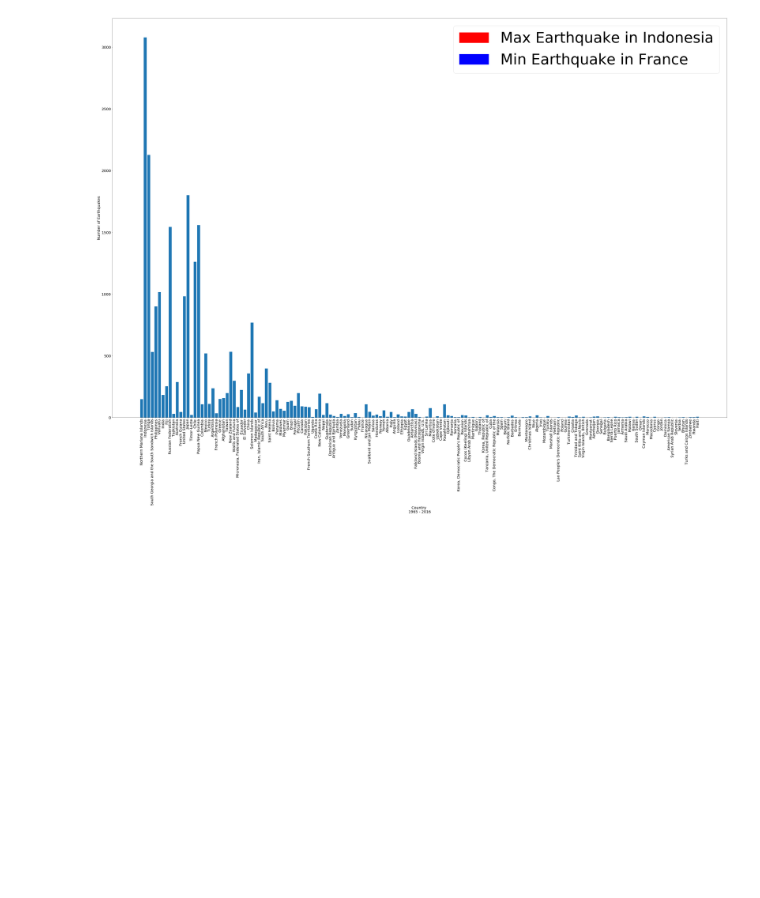
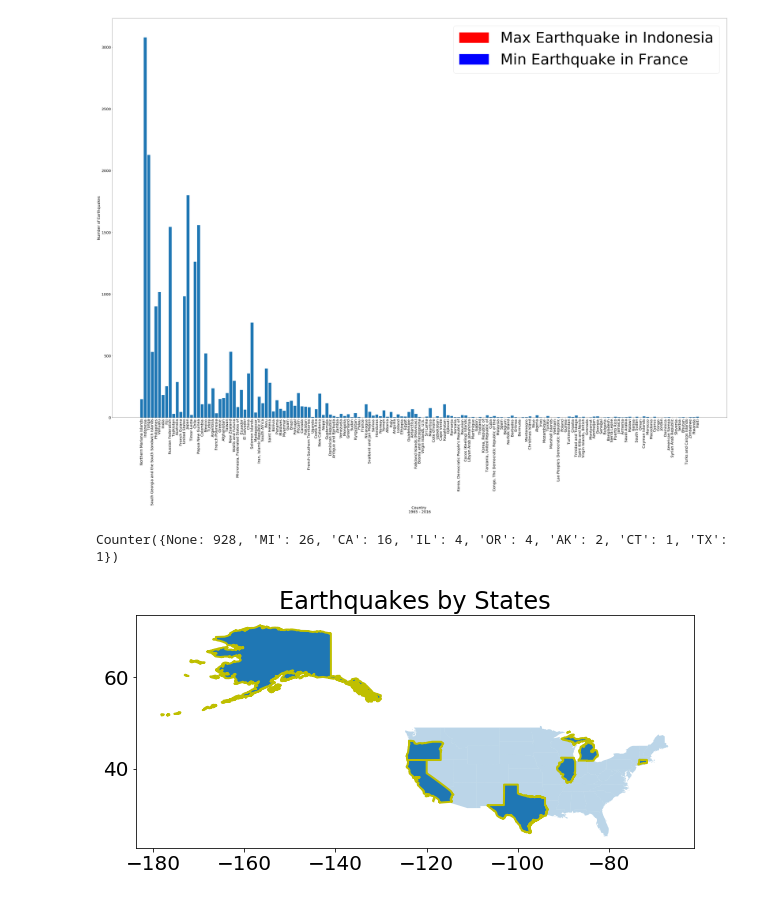
Before and after one commit to koyelpramanick/Earthquakes, a Jupyter notebook: earthquakes.ipynb, the cells around one changed output. Cells and saved outputs as stored; diff of their text form; code cells hidden in the pictures; blank space fills up the shorter version.

```diff
--- a/earthquakes.ipynb
+++ b/earthquakes.ipynb
@@ -186,3 +229,19 @@ plt.legend(handles=[red_patch, blue_patch], prop={'size': 80})
 plt.show()
 # %% [output]
 [figure]
+# %%
+USA_states = []
+for dt in datas:
+    if dt['country_code'] == 'US':
+        dict1 = {'state_code': getKeysByValue(st.city_to_state_dict.get(dt['city']))}
+        dt.update(dict1)
+        USA_states.append(dt)
+
+USA_states_uniqueData  = collections.Counter(e['state_code'] for e in USA_states)
+
+print(USA_states_uniqueData)
+
+state_plotter(USA_states_uniqueData.keys())
+# %% [output]
+Counter({None: 928, 'MI': 26, 'CA': 16, 'IL': 4, 'OR': 4, 'AK': 2, 'CT': 1, 'TX': 1})
+[figure, added]
```
Also changed, not shown: parts of 2 cells of this notebook.
